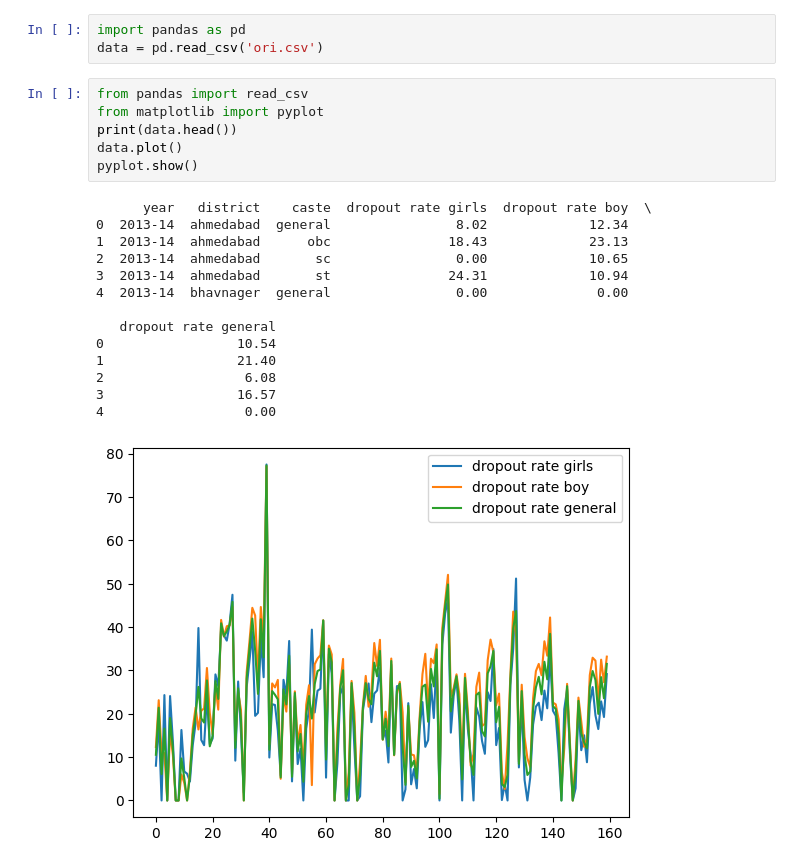
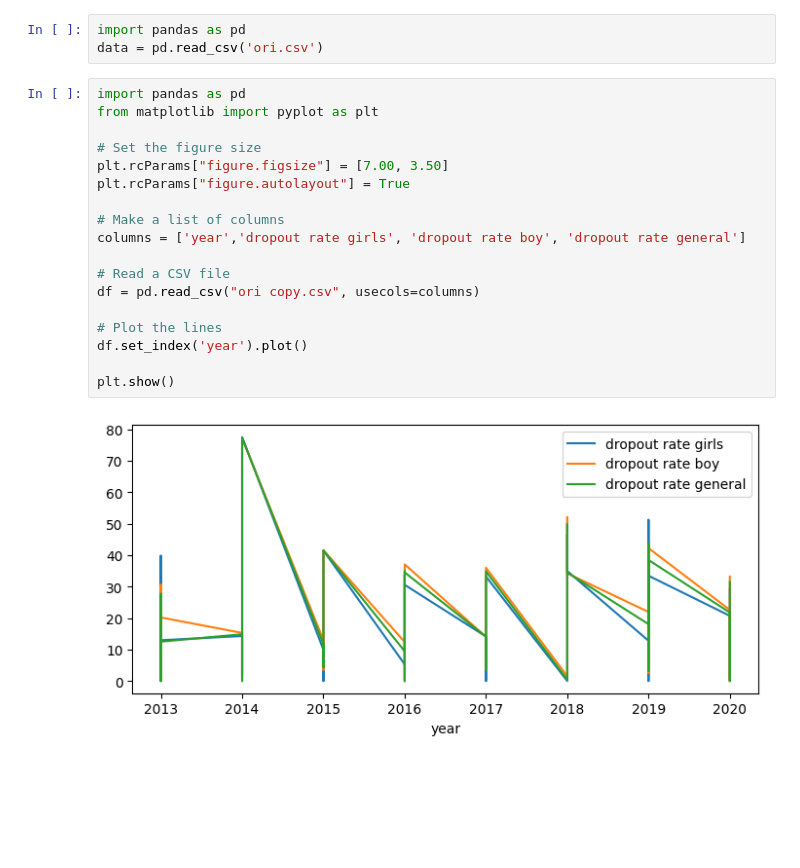
Before and after one commit to ssip-hack/ssip-hack-2022, a Jupyter notebook: generated_data/prediction.ipynb, the cells around one changed output. Cells and saved outputs as stored; diff of their text form; blank space fills up the shorter version.

Commit message:
make a ori copy and do some predictions

```diff
--- a/generated_data/prediction.ipynb
+++ b/generated_data/prediction.ipynb
@@ -2,23 +2,22 @@
 import pandas as pd
 data = pd.read_csv('ori.csv')
 # %%
-from pandas import read_csv
-from matplotlib import pyplot
-print(data.head())
-data.plot()
-pyplot.show()
+import pandas as pd
+from matplotlib import pyplot as plt
+
+# Set the figure size
+plt.rcParams["figure.figsize"] = [7.00, 3.50]
+plt.rcParams["figure.autolayout"] = True
+
+# Make a list of columns
+columns = ['year','dropout rate girls', 'dropout rate boy', 'dropout rate general']
+
+# Read a CSV file
+df = pd.read_csv("ori copy.csv", usecols=columns)
+
+# Plot the lines
+df.set_index('year').plot()
+
+plt.show()
 # %% [output]
-      year   district    caste  dropout rate girls  dropout rate boy  \
-0  2013-14  ahmedabad  general                8.02             12.34
-1  2013-14  ahmedabad      obc               18.43             23.13
-2  2013-14  ahmedabad       sc                0.00             10.65
-3  2013-14  ahmedabad       st               24.31             10.94
-4  2013-14  bhavnager  general                0.00              0.00
-
-   dropout rate general
-0                 10.54
-1                 21.40
-2                  6.08
-3                 16.57
-4                  0.00
-[figure, old version]
+[figure, new version]
```
Also changed, not shown: 1 other file.
